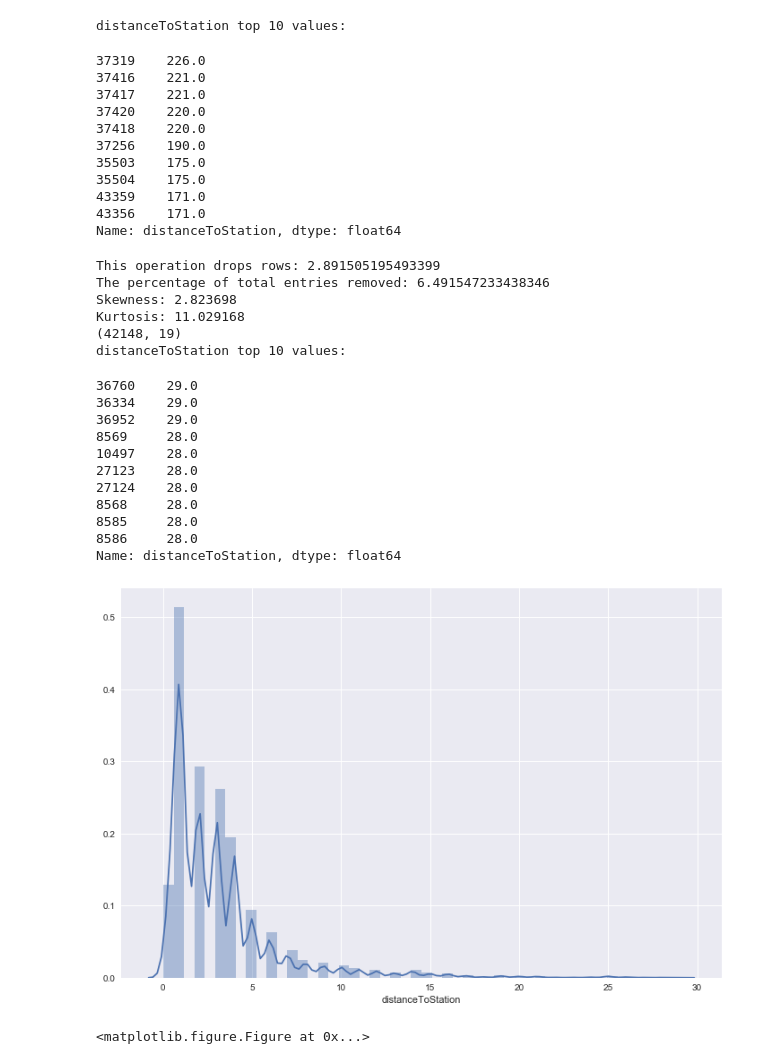
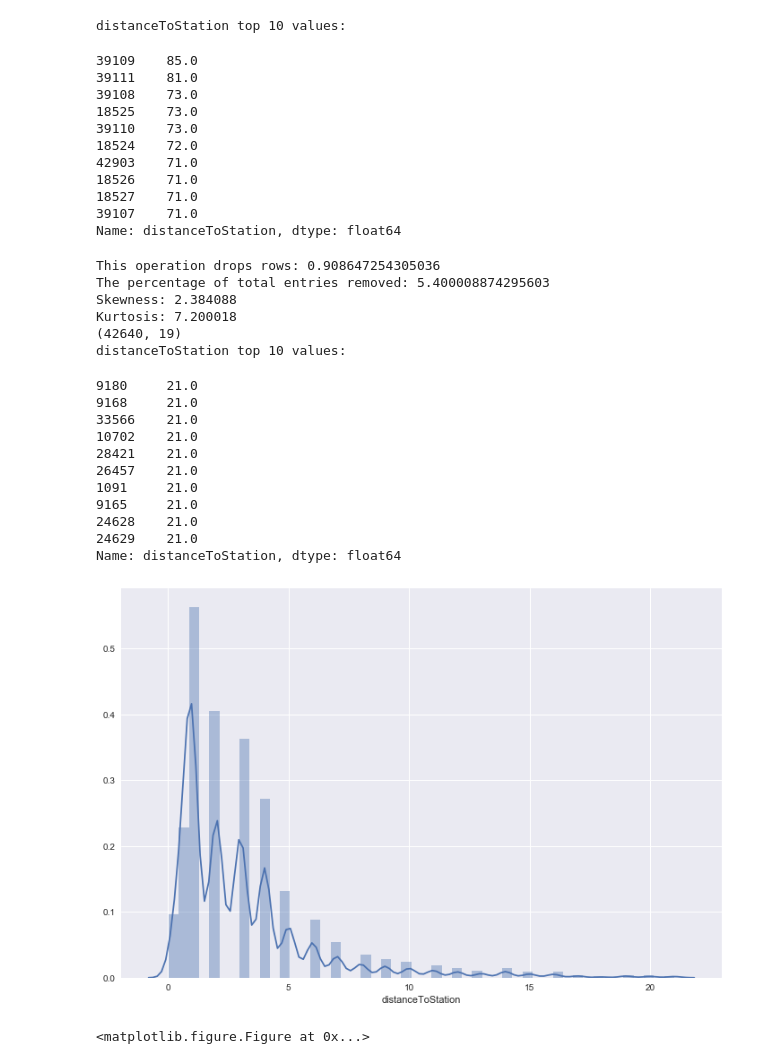
Before and after one commit to JiyanBlack/Perth_Rental_Prediction_Datawarehousing, a Jupyter notebook: analysis/notebook/data_preprocess_remove_outliars.ipynb, the cells around one changed output. Saved outputs shown, nothing was run; the diff lists cells and outputs as text; code cells hidden in the pictures.

```diff
--- a/analysis/notebook/data_preprocess_remove_outliars.ipynb
+++ b/analysis/notebook/data_preprocess_remove_outliars.ipynb
@@ -203,37 +111,37 @@ Name: distanceToCBD, dtype: float64
 <matplotlib.figure.Figure at 0x...>
 # %%
-run_outliar_filter_stable('distanceToStation', 8)
+run_outliar_filter_stable('distanceToStation', 6)
 # %% [output]
 distanceToStation top 10 values:
-37319    226.0
-37416    221.0
-37417    221.0
-37420    220.0
-37418    220.0
-37256    190.0
-35503    175.0
-35504    175.0
-43359    171.0
-43356    171.0
+39109    85.0
+39111    81.0
+39108    73.0
+18525    73.0
+39110    73.0
+18524    72.0
+42903    71.0
+18526    71.0
+18527    71.0
+39107    71.0
 Name: distanceToStation, dtype: float64
-This operation drops rows: 2.891505195493399
-The percentage of total entries removed: 6.491547233438346
-Skewness: 2.823698
-Kurtosis: 11.029168
-(42148, 19)
+This operation drops rows: 0.908647254305036
+The percentage of total entries removed: 5.400008874295603
+Skewness: 2.384088
+Kurtosis: 7.200018
+(42640, 19)
 distanceToStation top 10 values:
-36760    29.0
-36334    29.0
-36952    29.0
-8569     28.0
-10497    28.0
-27123    28.0
-27124    28.0
-8568     28.0
-8585     28.0
-8586     28.0
+9180     21.0
+9168     21.0
+33566    21.0
+10702    21.0
+28421    21.0
+26457    21.0
+1091     21.0
+9165     21.0
+24628    21.0
+24629    21.0
 Name: distanceToStation, dtype: float64
-[figure, old version]
+[figure, new version]
 <matplotlib.figure.Figure at 0x...>
 # %%
 run_outliar_filter_stable('soldPrice', 6)
```
Also changed, not shown: parts of 13 cells of this notebook, 4 other files.
